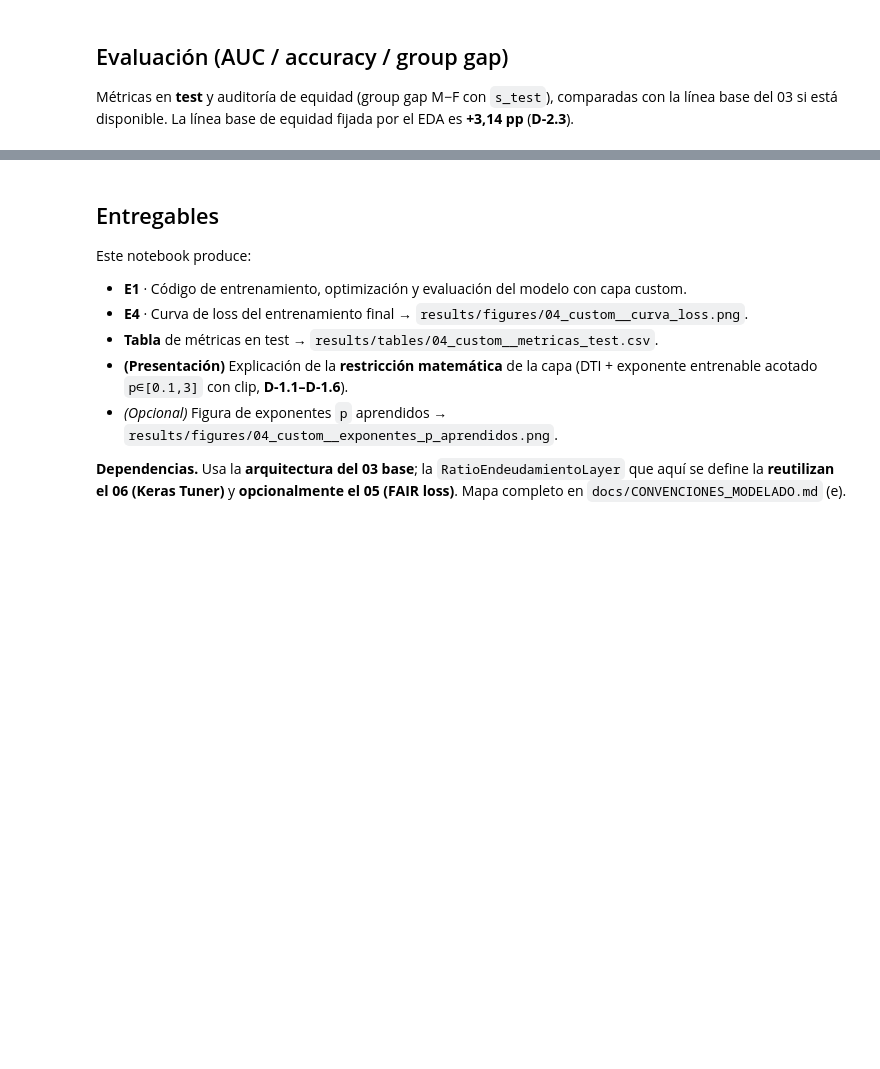
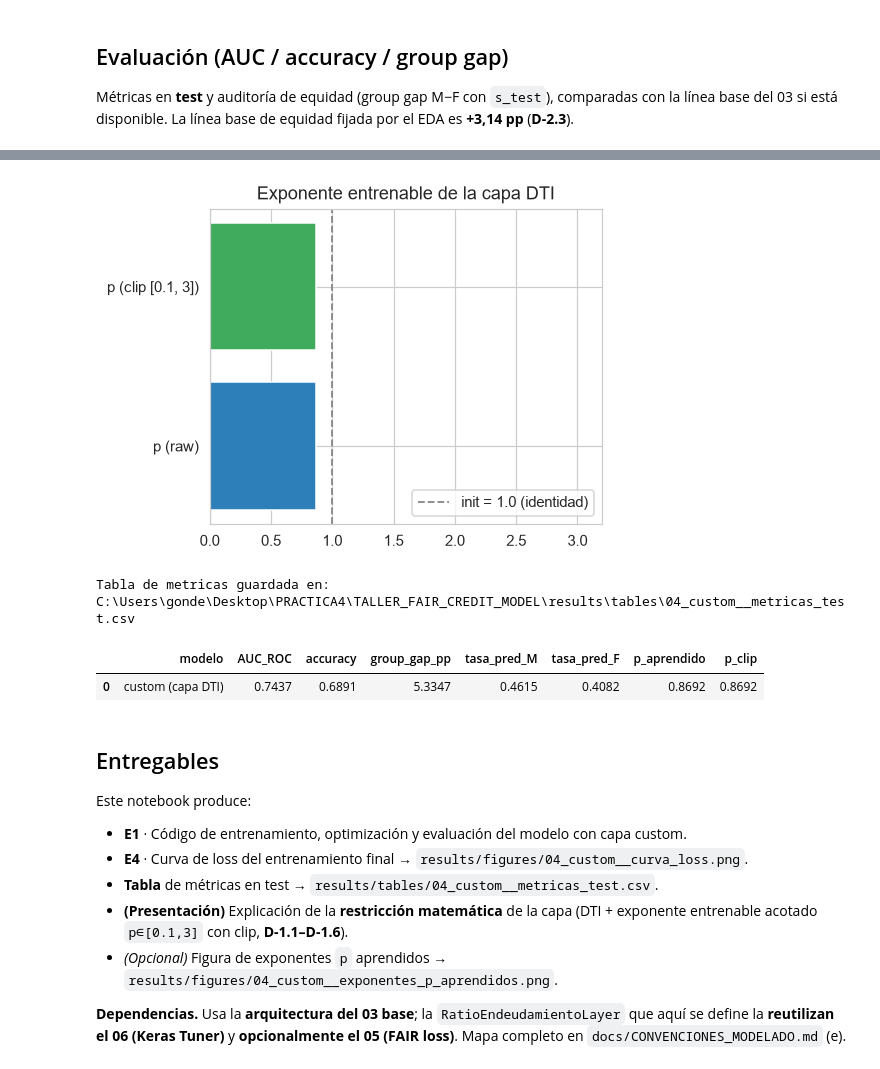
Before and after one commit to Romequinco/TALLER_FAIR_CREDIT_MODEL, a Jupyter notebook: notebooks/04_tarea1_capa_custom.ipynb, the cells around one changed output, grey strips where cells are left out. Cells and saved outputs as stored; diff of their text form; code cells hidden in the pictures; blank space fills up the shorter version.

Commit message:
Finalizada tarea 1: modelo custom, correcciones de datos y gráficas de convergencia

```diff
--- a/notebooks/04_tarea1_capa_custom.ipynb
+++ b/notebooks/04_tarea1_capa_custom.ipynb
@@ -167,6 +487,76 @@ Métricas en **test** y auditoría de equidad (group gap M−F con `s_test`), co
 línea base del 03 si está disponible. La línea base de equidad fijada por el EDA es **+3,14 pp**
 (**D-2.3**).
 # %%
-# TODO: métricas en test (AUC, accuracy, group gap M-F con s_test vs +3,14 pp);
-# comparar con base 03 si existe results/tables/03_base__metricas_test.csv, si no nota;
-# -> results/tables/04_custom__metricas_test.csv; opcional 04_custom__exponentes_p_aprendidos.png
+# === Evaluacion en test: precision (D-2.4) + auditoria de equidad (D-2.3) ===
+from sklearn.metrics import roc_auc_score, accuracy_score
+
+proba_test = model.predict(X_test.to_numpy("float32"), verbose=0).ravel()
+
+auc_test = roc_auc_score(y_test, proba_test)
+pred_test = (proba_test >= 0.5).astype(int)
+acc_test = accuracy_score(y_test, pred_test)
+
+s_vals = s_test.values
+tasa_pred_M = proba_test[s_vals == 1].mean()
+tasa_pred_F = proba_test[s_vals == 0].mean()
+group_gap_pp = (tasa_pred_M - tasa_pred_F) * 100.0
+
+print("=== Precision en test ===")
+print(f"AUC-ROC  : {auc_test:.4f}")
+print(f"Accuracy : {acc_test:.4f} (umbral 0.5)")
+print("\n=== Auditoria de equidad (group gap M-F) ===")
+print(f"Tasa media predicha M: {tasa_pred_M:.4%}")
+print(f"Tasa media predicha F: {tasa_pred_F:.4%}")
+print(f"group_gap_pp (M - F) : {group_gap_pp:+.2f} pp")
+
+baseline_eda_pp = 3.14
+print(f"\nBaseline EDA (impago real): {baseline_eda_pp:+.2f} pp")
+
+ruta_base = TAB_DIR / "03_base__metricas_test.csv"
+if ruta_base.exists():
+    base_metrics = pd.read_csv(ruta_base)
+    auc_base = float(base_metrics.loc[0, "AUC_ROC"])
+    gap_base = float(base_metrics.loc[0, "group_gap_pp"])
+    print(f"\nComparacion con modelo base (03):")
+    print(f"  AUC base: {auc_base:.4f}  |  AUC custom: {auc_test:.4f}  |  delta: {auc_test - auc_base:+.4f}")
+    print(f"  gap base: {gap_base:+.2f} pp  |  gap custom: {group_gap_pp:+.2f} pp")
+else:
+    print("\nNota: no existe results/tables/03_base__metricas_test.csv; ejecuta el notebook 03 para comparar.")
+
+# Exponente p aprendido (opcional)
+capa_custom = model.get_layer("capa_dti_saturacion")
+p_raw = float(keras.ops.convert_to_numpy(capa_custom.p).reshape(-1)[0])
+p_clip = float(np.clip(p_raw, 0.1, 3.0))
+
+fig, ax = plt.subplots(figsize=(4.8, 3.6))
+ax.barh(["p (raw)", "p (clip [0.1, 3])"], [p_raw, p_clip], color=[COLOR_PAGA, COLOR_ACENTO])
+ax.axvline(1.0, color="#888888", ls="--", lw=1.2, label="init = 1.0 (identidad)")
+ax.set_xlim(0.0, 3.2)
+ax.set_title("Exponente entrenable de la capa DTI")
+ax.legend(loc="lower right")
+fig.tight_layout()
+ruta_p = FIG_DIR / "04_custom__exponentes_p_aprendidos.png"
+fig.savefig(ruta_p, bbox_inches="tight", dpi=150)
+print(f"Figura exponentes guardada en: {ruta_p}")
+plt.show()
+
+fila_custom = pd.DataFrame(
+    [{
+        "modelo": "custom (capa DTI)",
+        "AUC_ROC": round(float(auc_test), 4),
+        "accuracy": round(float(acc_test), 4),
+        "group_gap_pp": round(float(group_gap_pp), 4),
+        "tasa_pred_M": round(float(tasa_pred_M), 4),
+        "tasa_pred_F": round(float(tasa_pred_F), 4),
+        "p_aprendido": round(p_raw, 4),
+        "p_clip": round(p_clip, 4),
+    }],
+    columns=["modelo", "AUC_ROC", "accuracy", "group_gap_pp", "tasa_pred_M", "tasa_pred_F",
+             "p_aprendido", "p_clip"],
+)
+
+ruta_tabla = TAB_DIR / "04_custom__metricas_test.csv"
+fila_custom.to_csv(ruta_tabla, index=False)
+print(f"Tabla de metricas guardada en: {ruta_tabla}")
+fila_custom
+# %% [output]
@@ -173,3 +578,7 @@ línea base del 03 si está disponible. La línea base de equidad fijada por el
+[figure, added]
+Tabla de metricas guardada en: C:\Users\gonde\Desktop\PRACTICA4\TALLER_FAIR_CREDIT_MODEL\results\tables\04_custom__metricas_test.csv
+|  | modelo | AUC_ROC | accuracy | group_gap_pp | tasa_pred_M | tasa_pred_F | p_aprendido | p_clip |
+| 0 | custom (capa DTI) | 0.7437 | 0.6891 | 5.3347 | 0.4615 | 0.4082 | 0.8692 | 0.8692 |
 # %% [markdown]
 ## Entregables
 
```
Also changed, not shown: parts of 6 cells of this notebook, 12 other files.
